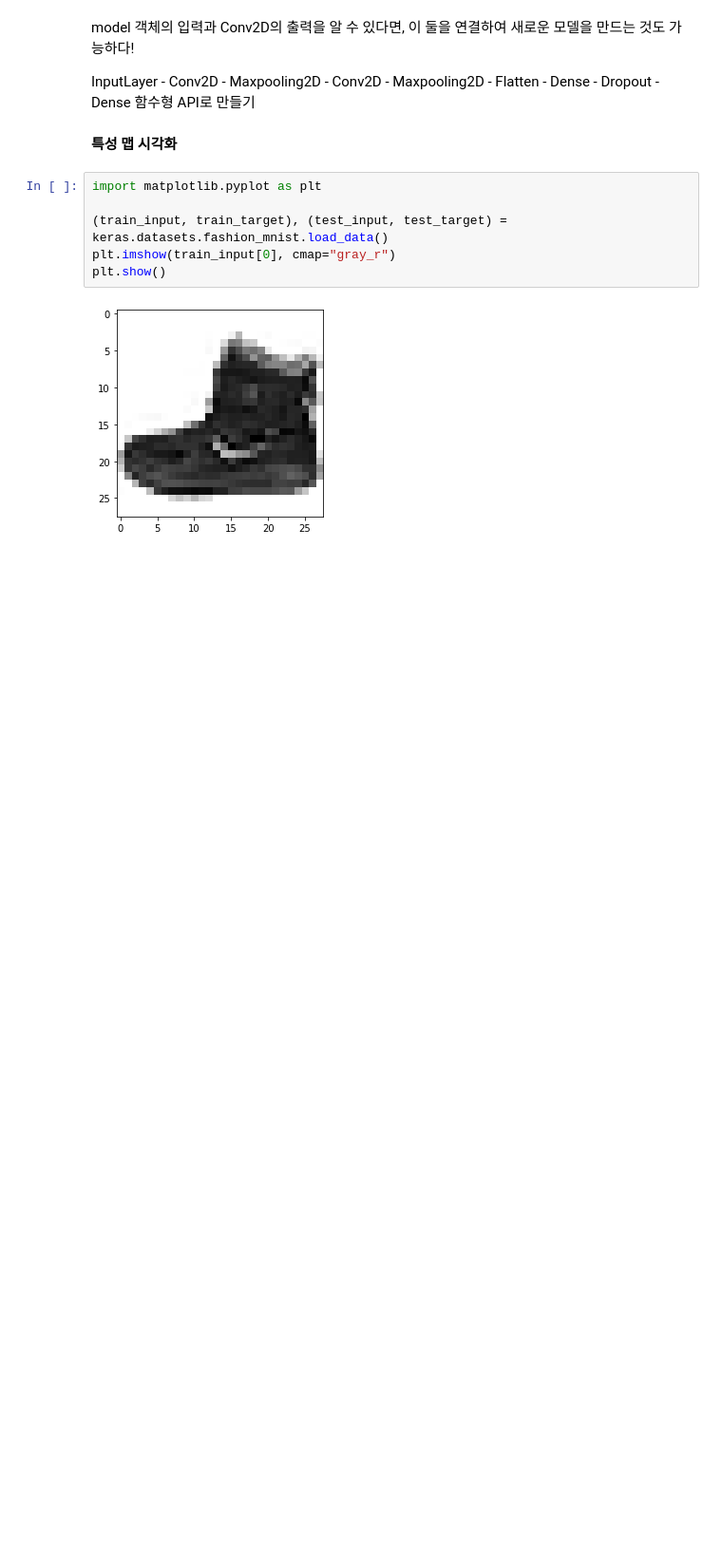
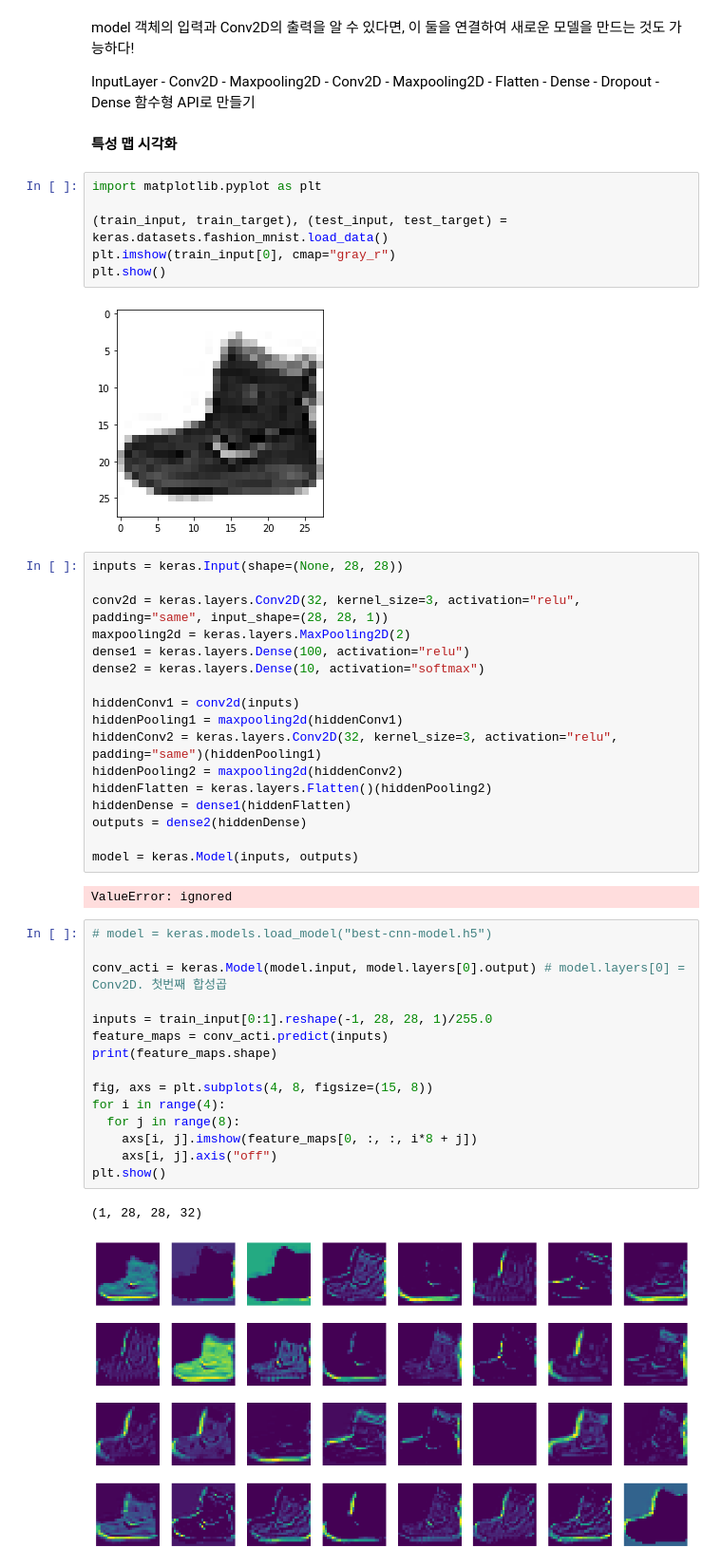
Before and after one commit to Kang-Inprogress/-ML, a Jupyter notebook: 혼공ML_8챕터_신경망(이미지_처리).ipynb, the cells around one changed output. Shown at 95% size. Saved outputs shown, nothing was run; the diff lists cells and outputs as text; blank space fills up the shorter version.

```diff
--- a/혼공ML_8챕터_신경망(이미지_처리).ipynb
+++ b/혼공ML_8챕터_신경망(이미지_처리).ipynb
@@ -215,3 +218,40 @@ plt.imshow(train_input[0], cmap="gray_r")
 plt.show()
 # %% [output]
 [figure]
+# %%
+inputs = keras.Input(shape=(None, 28, 28))
+
+conv2d = keras.layers.Conv2D(32, kernel_size=3, activation="relu", padding="same", input_shape=(28, 28, 1))
+maxpooling2d = keras.layers.MaxPooling2D(2)
+dense1 = keras.layers.Dense(100, activation="relu")
+dense2 = keras.layers.Dense(10, activation="softmax")
+
+hiddenConv1 = conv2d(inputs)
+hiddenPooling1 = maxpooling2d(hiddenConv1)
+hiddenConv2 = keras.layers.Conv2D(32, kernel_size=3, activation="relu", padding="same")(hiddenPooling1)
+hiddenPooling2 = maxpooling2d(hiddenConv2)
+hiddenFlatten = keras.layers.Flatten()(hiddenPooling2)
+hiddenDense = dense1(hiddenFlatten)
+outputs = dense2(hiddenDense)
+
+model = keras.Model(inputs, outputs)
+# %% [output]
+ValueError: ignored
+# %%
+# model = keras.models.load_model("best-cnn-model.h5")
+
+conv_acti = keras.Model(model.input, model.layers[0].output) # model.layers[0] = Conv2D. 첫번째 합성곱
+
+inputs = train_input[0:1].reshape(-1, 28, 28, 1)/255.0
+feature_maps = conv_acti.predict(inputs)
+print(feature_maps.shape)
+
+fig, axs = plt.subplots(4, 8, figsize=(15, 8))
+for i in range(4):
+  for j in range(8):
+    axs[i, j].imshow(feature_maps[0, :, :, i*8 + j])
+    axs[i, j].axis("off")
+plt.show()
+# %% [output]
+(1, 28, 28, 32)
+[figure, added]
```
Also changed, not shown: parts of 5 cells of this notebook.
